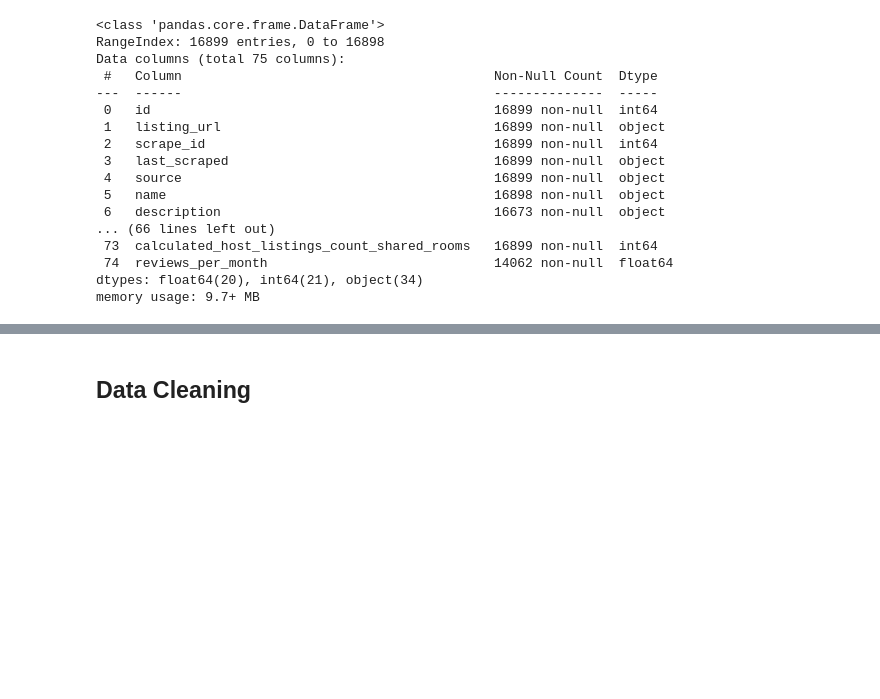
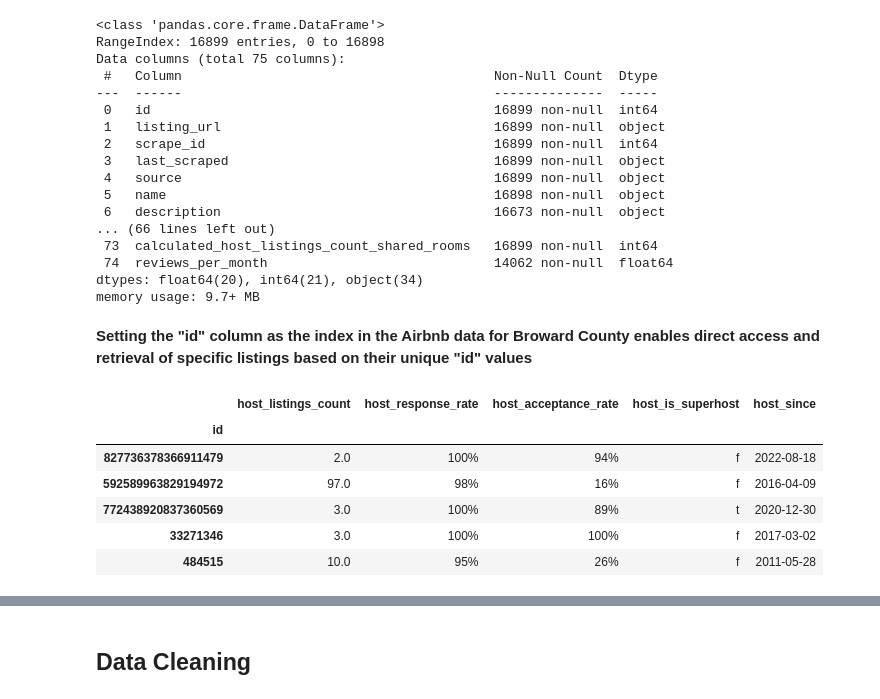
Before and after one commit to Rpierre98/Airbnb-Price-Predictions-Florida-Edition, a Jupyter notebook: code/Data cleaning-EDA.ipynb, the cells around one changed output, grey strips where cells are left out. Drawn from its saved outputs; the diff is of its cells as text; code cells hidden in the pictures; blank space fills up the shorter version.

```diff
--- a/code/Data cleaning-EDA.ipynb
+++ b/code/Data cleaning-EDA.ipynb
@@ -112,0 +97,17 @@ memory usage: 9.7+ MB
+# %% [markdown]
+**Setting the "id" column as the index in the Airbnb data for Broward County enables direct access and retrieval of specific listings based on their unique "id" values**
+# %%
+relevant_host_variables = ['host_listings_count', 'host_response_rate', 'host_acceptance_rate', 'host_is_superhost', 'host_since']
+
+host_data = listings[relevant_host_variables]
+
+# Print the first few rows of the host-related variables
+host_data.head()
+# %% [output]
+|  | host_listings_count | host_response_rate | host_acceptance_rate | host_is_superhost | host_since |
+| id |  |  |  |  |  |
+| 827736378366911479 | 2.0 | 100% | 94% | f | 2022-08-18 |
+| 592589963829194972 | 97.0 | 98% | 16% | f | 2016-04-09 |
+| 772438920837360569 | 3.0 | 100% | 89% | t | 2020-12-30 |
+| 33271346 | 3.0 | 100% | 100% | f | 2017-03-02 |
+| 484515 | 10.0 | 95% | 26% | f | 2011-05-28 |
```
Also changed, not shown: parts of 22 cells of this notebook, 8 other files.
